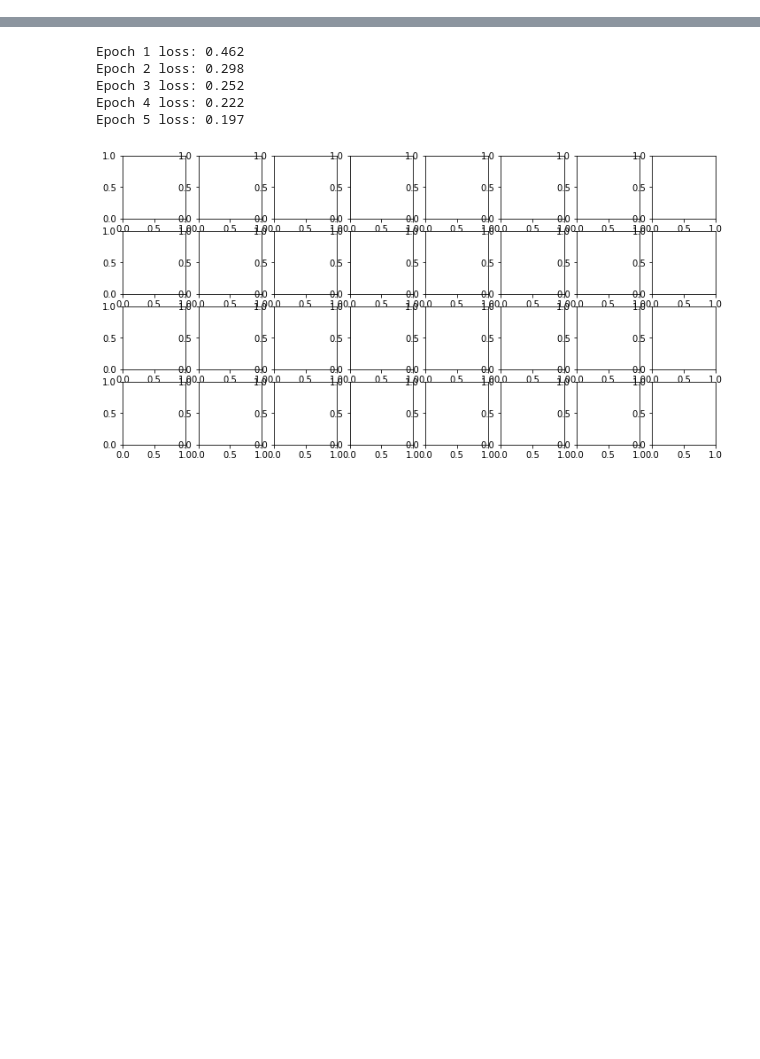
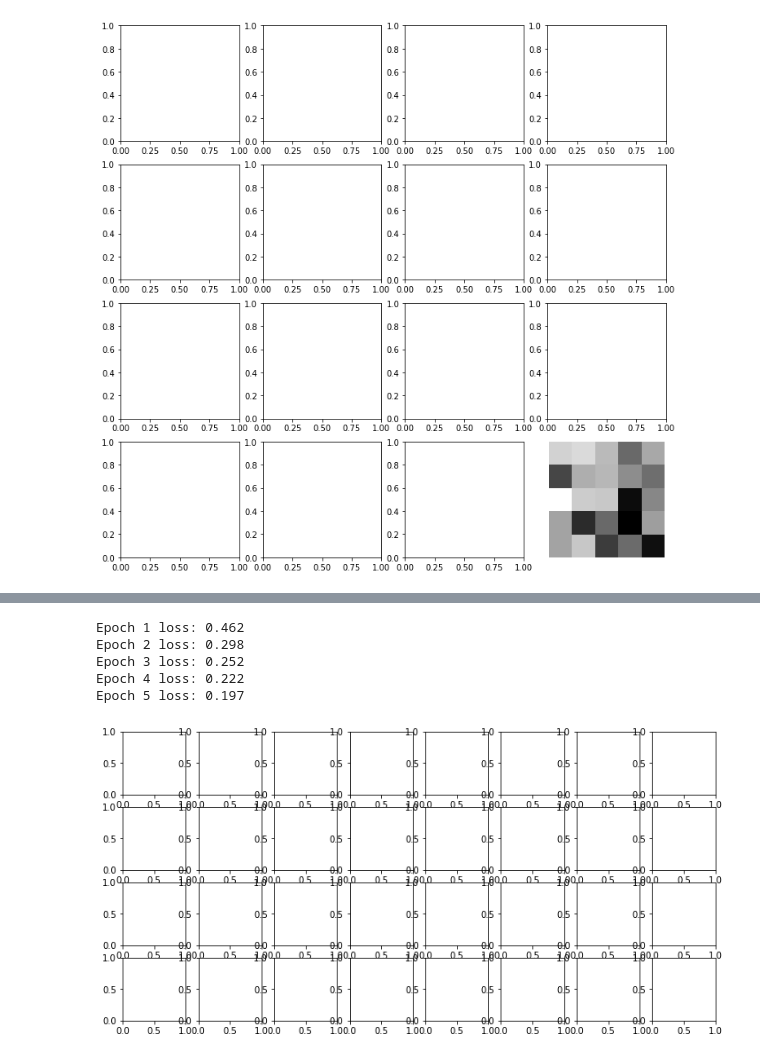
Before and after one commit to eriksali/DNN_2023_DL, a Jupyter notebook: a3_mnist_5x5_pass.ipynb, the cells around one changed output, grey strips where cells are left out. Drawn from its saved outputs; the diff is of its cells as text; code cells hidden in the pictures; blank space fills up the shorter version.

```diff
--- a/a3_mnist_5x5_pass.ipynb
+++ b/a3_mnist_5x5_pass.ipynb
@@ -2,0 +684,10 @@
+# %%
+# Visualize the filter weights as gray-level images
+fig, axs = plt.subplots(nrows=4, ncols=4, figsize=(12, 12))
+for i in range(4):
+    for j in range(4):
+        plt.imshow(conv1_weights[j].cpu().numpy().squeeze(), cmap='gray')
+        plt.axis('off')
+plt.show()
+# %% [output]
+[figure, added]
```
Also changed, not shown: parts of 13 cells of this notebook.
